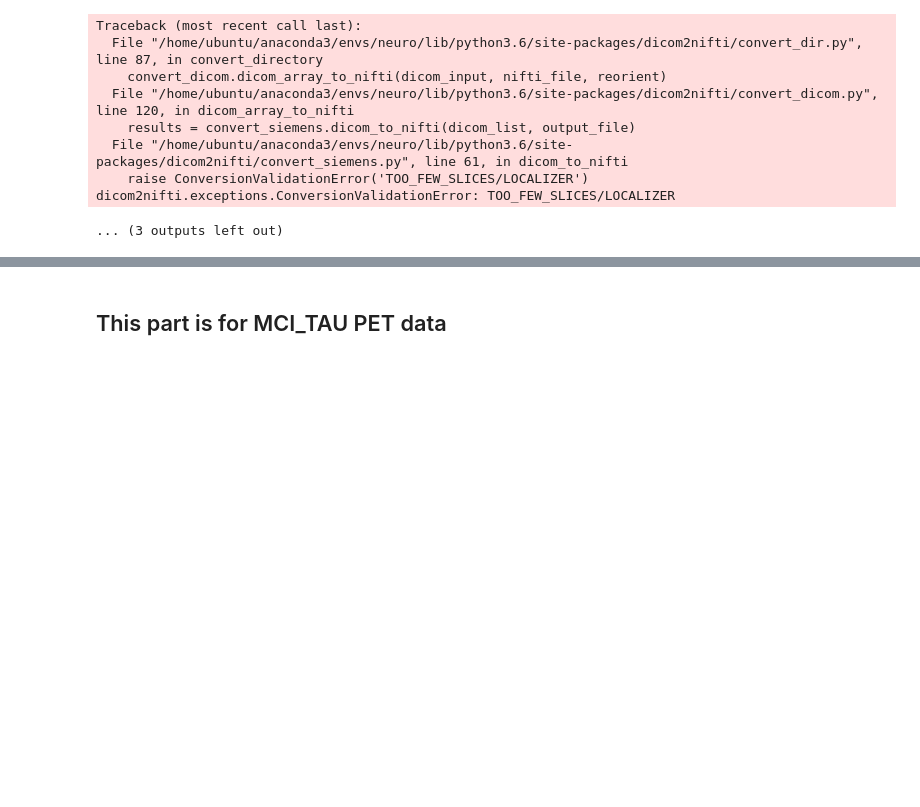
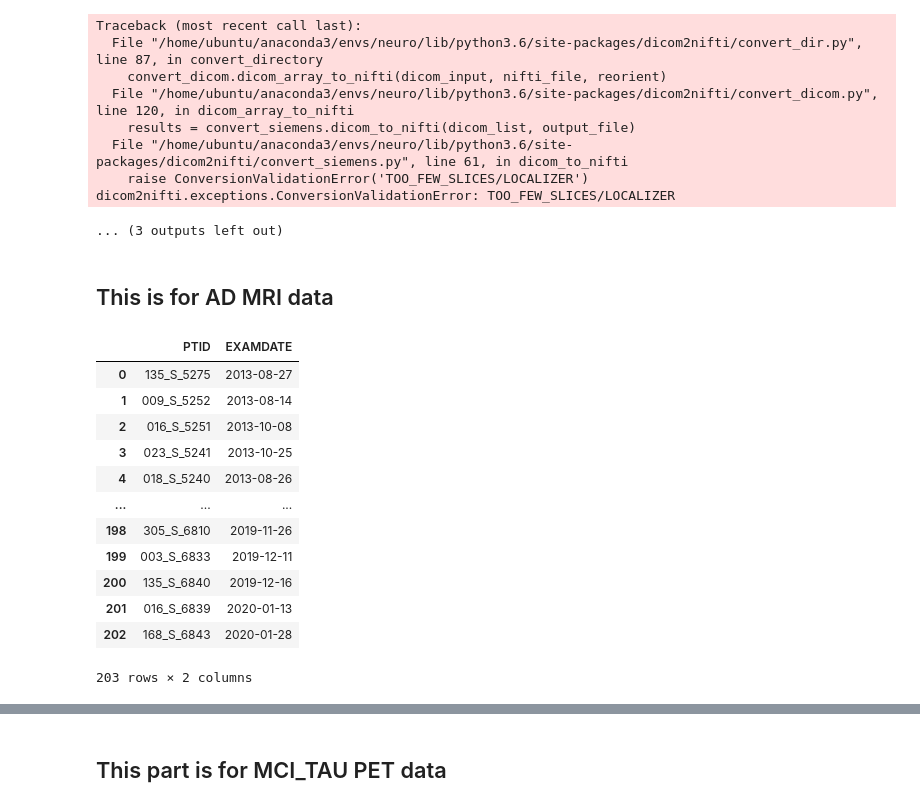
Before and after one commit to ulysses1881826/neuroScript, a Jupyter notebook: dicomToNii.ipynb, the cells around one changed output, grey strips where cells are left out. Cells and saved outputs as stored; diff of their text form; code cells hidden in the pictures; blank space fills up the shorter version.

```diff
--- a/dicomToNii.ipynb
+++ b/dicomToNii.ipynb
@@ -633,3 +633,23 @@ Traceback (most recent call last):
     raise ConversionValidationError('TOO_FEW_SLICES/LOCALIZER')
 dicom2nifti.exceptions.ConversionValidationError: TOO_FEW_SLICES/LOCALIZER
 ... (3 outputs left out)
+# %% [markdown]
+## This is for AD MRI data
+# %%
+AD_all = pd.read_csv(os.path.join(csvPath,'AD_all.csv'))
+# %%
+AD_all
+# %% [output]
+|  | PTID | EXAMDATE |
+| 0 | 135_S_5275 | 2013-08-27 |
+| 1 | 009_S_5252 | 2013-08-14 |
+| 2 | 016_S_5251 | 2013-10-08 |
+| 3 | 023_S_5241 | 2013-10-25 |
+| 4 | 018_S_5240 | 2013-08-26 |
+| ... | ... | ... |
+| 198 | 305_S_6810 | 2019-11-26 |
+| 199 | 003_S_6833 | 2019-12-11 |
+| 200 | 135_S_6840 | 2019-12-16 |
+| 201 | 016_S_6839 | 2020-01-13 |
+| 202 | 168_S_6843 | 2020-01-28 |
+203 rows × 2 columns
```
Also changed, not shown: parts of 3 cells of this notebook, 3 other files.
